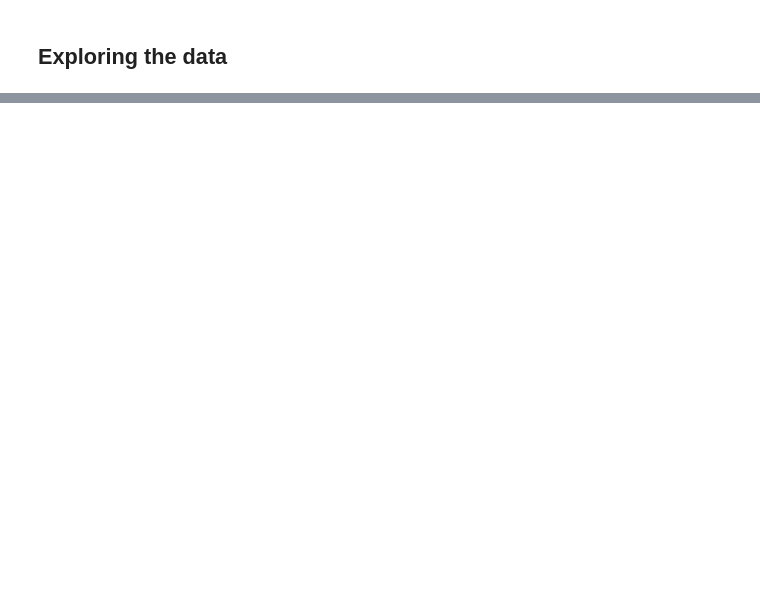
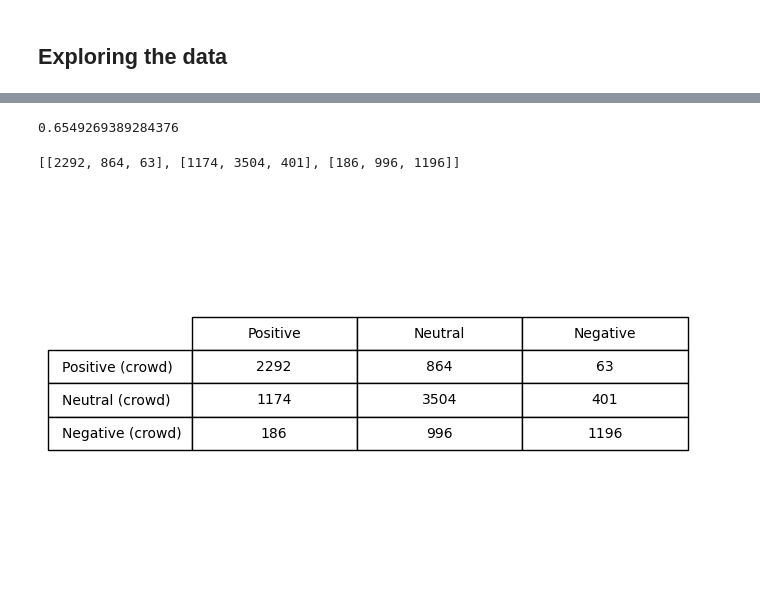
Before and after one commit to casperHansenTEOA/dat341, a Jupyter notebook: Lab3/Lab3.ipynb, the cells around one changed output, grey strips where cells are left out. Saved outputs shown, nothing was run; the diff lists cells and outputs as text; code cells hidden in the pictures; blank space fills up the shorter version.

```diff
--- a/Lab3/Lab3.ipynb
+++ b/Lab3/Lab3.ipynb
@@ -71,0 +88,70 @@ Name: count, dtype: int64
+# %%
+## Agreement Score between crowdsourced_train and gold_train
+n_agree = 0
+
+for i in range(df1_y.size):
+    if df1_y[i] == df2_y[i]:
+        n_agree += 1
+
+
+p0 = n_agree/df1_y.size
+
+print(p0)
+# %% [output]
+0.6549269389284376
+# %%
+n_pos_pos = 0
+n_neg_pos = 0
+n_neu_pos = 0
+
+n_pos_neu = 0
+n_neg_neu = 0
+n_neu_neu = 0
+
+n_pos_neg = 0
+n_neg_neg = 0
+n_neu_neg = 0
+for i in range(df1_y.size):
+    if df1_y[i] == 'positive' and df2_y[i] == 'positive':
+        n_pos_pos += 1
+    if df1_y[i] == 'negative' and df2_y[i] == 'positive':
+        n_neg_pos += 1
+    if df1_y[i] == 'neutral' and df2_y[i] == 'positive':
+        n_neu_pos += 1
+
+    if df1_y[i] == 'positive' and df2_y[i] == 'neutral':
+        n_pos_neu += 1
+    if df1_y[i] == 'negative' and df2_y[i] == 'neutral':
+        n_neg_neu += 1
+    if df1_y[i] == 'neutral' and df2_y[i] == 'neutral':
+        n_neu_neu += 1
+
+    if df1_y[i] == 'positive' and df2_y[i] == 'negative':
+        n_pos_neg += 1
+    if df1_y[i] == 'negative' and df2_y[i] == 'negative':
+        n_neg_neg += 1
+    if df1_y[i] == 'neutral' and df2_y[i] == 'negative':
+        n_neu_neg += 1
+
+# Sample 3x3 data (e.g., multiplication table)
+data = [ [n_pos_pos,n_pos_neu,n_pos_neg], [n_neu_pos,n_neu_neu,n_neu_neg],[n_neg_pos,n_neg_neu,n_neg_neg] ]
+
+print(data)
+
+row_labels = ['Positive (crowd)', 'Neutral (crowd)', 'Negative (crowd)']
+col_labels = ['Positive', 'Neutral', 'Negative']
+# Create figure and axis
+fig, ax = plt.subplots()
+ax.axis('off')  # Hide the axes
+
+# Create table
+table = ax.table(cellText=data, loc='center', cellLoc='center', rowLabels=row_labels, colLabels=col_labels)
+
+# Adjust table appearance
+table.scale(1, 2)  # Optional: scale the table for better visibility
+
+# Show the table
+plt.show()
+# %% [output]
+[[2292, 864, 63], [1174, 3504, 401], [186, 996, 1196]]
+[figure, added]
```
Also changed, not shown: parts of 1 cell of this notebook.
